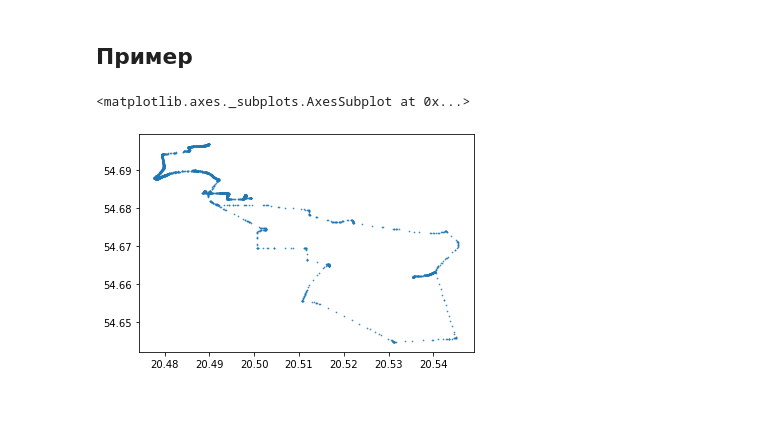
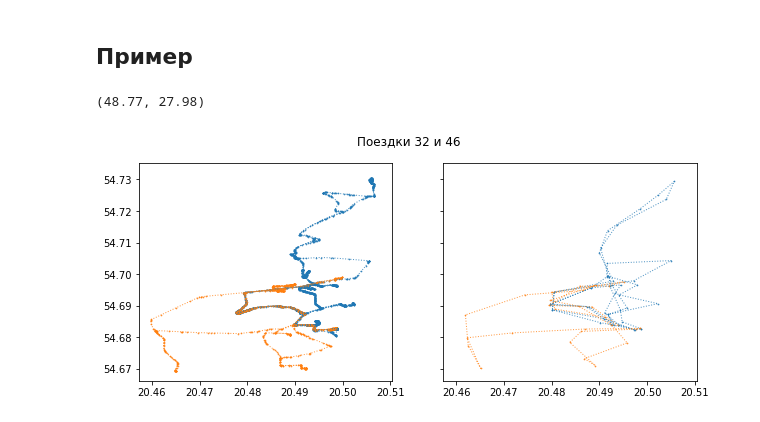
Before and after one commit to epogrebnyak/rides-minimal, a Jupyter notebook: rides_minimal.ipynb, the cells around one changed output. Cells and saved outputs as stored; diff of their text form; code cells hidden in the pictures.

```diff
--- a/rides_minimal.ipynb
+++ b/rides_minimal.ipynb
@@ -542,11 +542,11 @@ def get_color(i, n):
         return cmap(i / n)
 
 
-def yield_trip_and_color(trips):
-    n = len(trips)
-    for i, t in enumerate(trips):
+def yield_route_and_color(routes):
+    n = len(routes)
+    for i, r in enumerate(routes):
         col = get_color(i, n)
-        yield t, col
+        yield r, col
 
 
 def make_plotter(axis_plotter_func):
@@ -575,11 +575,7 @@ plot_points = make_plotter(scatter)
 plot_connections = make_plotter(segments)
 
 
-# Plot points:
-# ------------
-
-
-def plot_routes(routes, title="", ax=None):
+def plot_points_and_connections(routes, title="", ax=None):
     ax = plot_points(routes, ax)
     plot_connections(routes, ax)
 
@@ -588,25 +584,29 @@ def plot_raw_and_reduced(f1, f2, r1, r2, title="Общий заголовок"):
     fig, (ax1, ax2) = plt.subplots(
         nrows=1, ncols=2, figsize=(10, 4), sharex=True, sharey=True
     )
-    plot_routes([f1, f2], ax=ax1, title="Исходные треки")
-    plot_routes([r1, r2], ax=ax2, title="Упрощенные треки")
+    plot_points_and_connections([f1, f2], ax=ax1, title="Исходные треки")
+    plot_points_and_connections([r1, r2], ax=ax2, title="Упрощенные треки")
     plt.suptitle(title)
-    # plt.show()
 
 
-def plot_two(trips, i: int, j: int, simplify_with=None):
+def plot_two(routes, i: int, j: int, simplify_with=None, title=""):
     """Отрисовка пары маршрутов по индексам в выборке."""
-    f1, f2 = trips[i].route, trips[j].route
+    f1, f2 = routes[i], routes[j]
     if simplify_with:
         r1, r2 = simplify_with(f1), simplify_with(f2)
     else:
         r1, r2 = f1, f2
     title = f"Поездки {i} и {j}"
     plot_raw_and_reduced(f1, f2, r1, r2, title)
+
+
+def plot_one(route):
+    return plot_points([route])
 # %% [markdown]
 ## Пример
-# %%
-plot(routes[10])
-# %% [output]
-<matplotlib.axes._subplots.AxesSubplot at 0x...>
-[figure, removed]
+# %%
+plot_two(routes, 32, 46, distance_increment(1))
+milages[32], milages[46]
+# %% [output]
+(48.77, 27.98)
+[figure, added]
```
Also changed, not shown: parts of 22 cells of this notebook.
